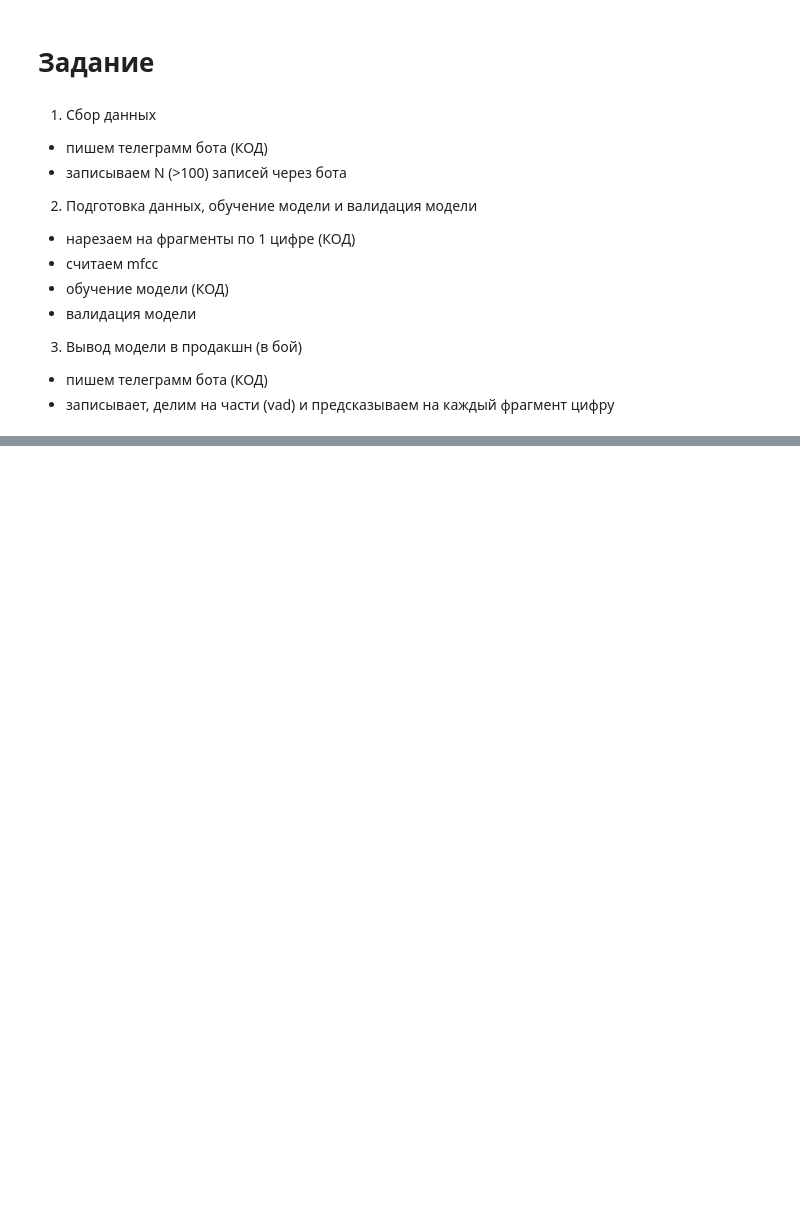
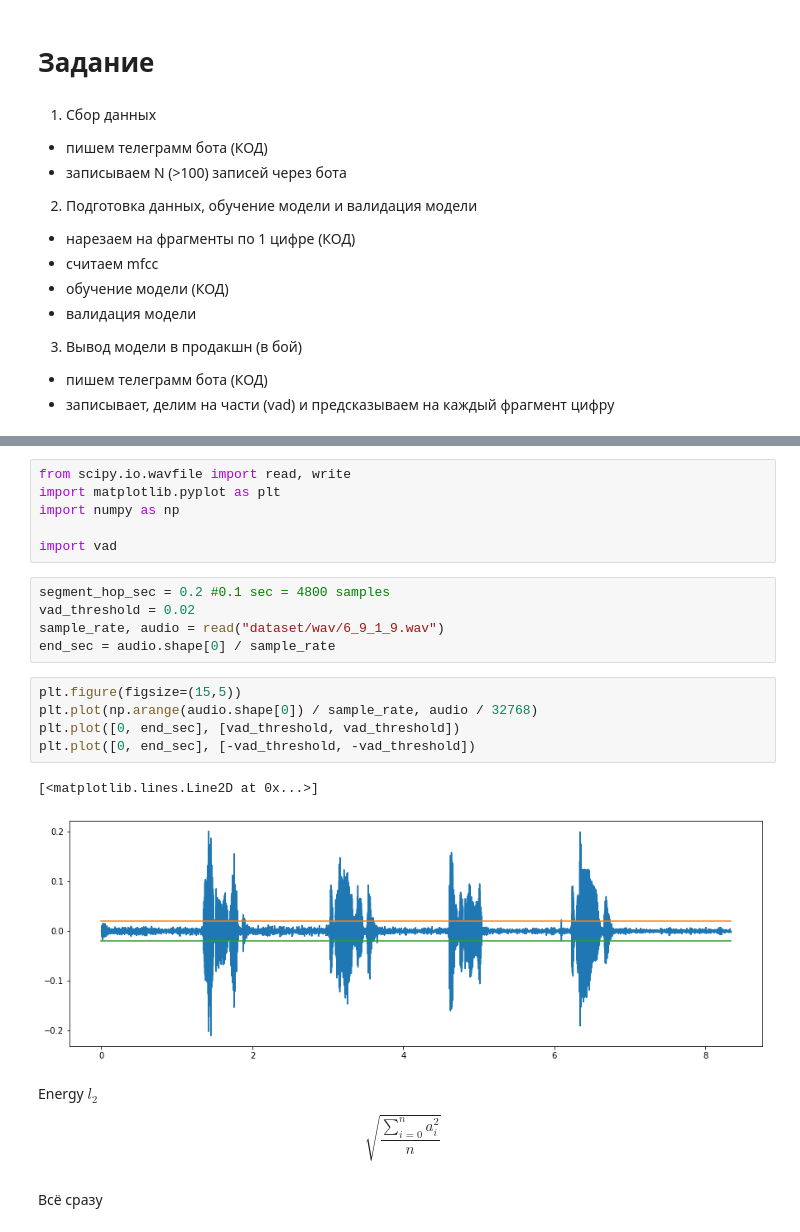
Before and after one commit to Alien-kz/digit_recognition, a Jupyter notebook: audio_intro.ipynb, the cells around one changed output, grey strips where cells are left out. Cells and saved outputs as stored; diff of their text form; blank space fills up the shorter version.

```diff
--- a/audio_intro.ipynb
+++ b/audio_intro.ipynb
@@ -149,0 +193,24 @@ from scipy.io.wavfile import read, write
+# %%
+from scipy.io.wavfile import read, write
+import matplotlib.pyplot as plt
+import numpy as np
+
+import vad
+# %%
+segment_hop_sec = 0.2 #0.1 sec = 4800 samples
+vad_threshold = 0.02
+sample_rate, audio = read("dataset/wav/6_9_1_9.wav")
+end_sec = audio.shape[0] / sample_rate
+# %%
+plt.figure(figsize=(15,5))
+plt.plot(np.arange(audio.shape[0]) / sample_rate, audio / 32768)
+plt.plot([0, end_sec], [vad_threshold, vad_threshold])
+plt.plot([0, end_sec], [-vad_threshold, -vad_threshold])
+# %% [output]
+[<matplotlib.lines.Line2D at 0x...>]
+[figure, added]
+# %% [markdown]
+Energy $l_2$
+$$\sqrt{ \frac{\sum_{i=0}^{n} a_i^2}{n}} $$
+# %% [markdown]
+Всё сразу
```
Also changed, not shown: parts of 16 cells of this notebook, 1 other file.
